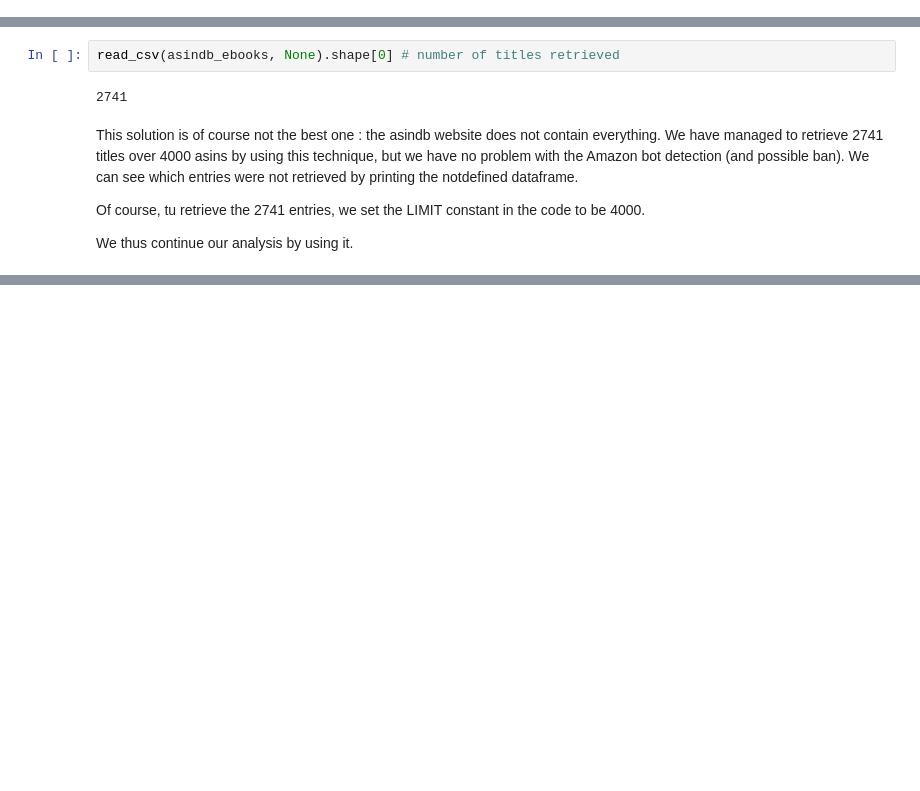
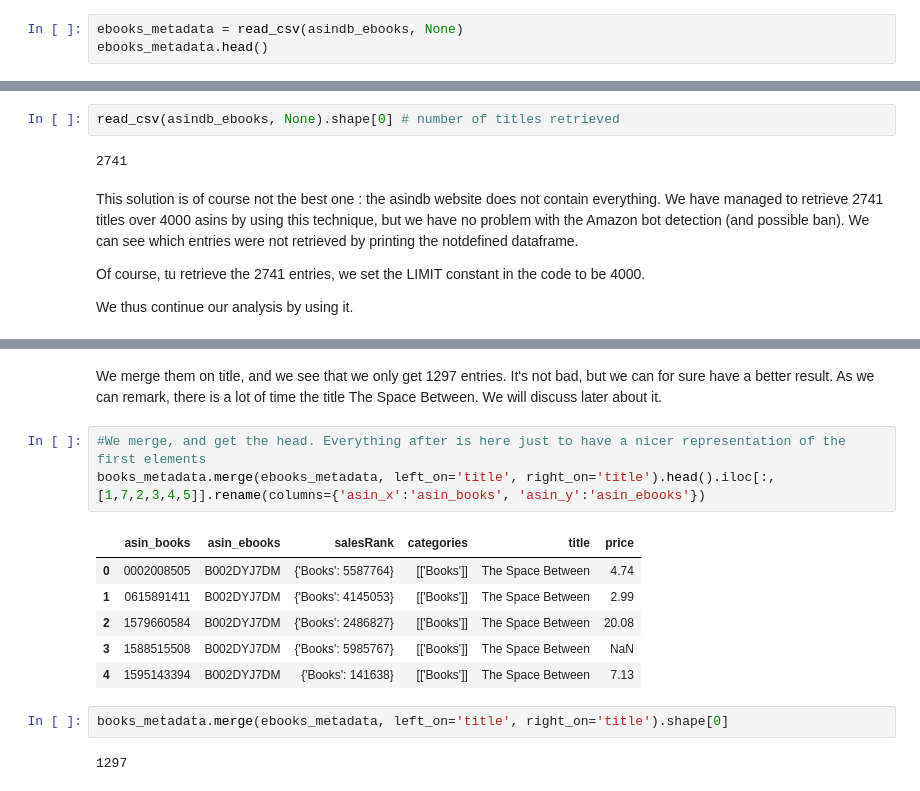
Before and after one commit to mj2905/ProjectMYP, a Jupyter notebook: project/Milestone 2.ipynb, the cells around one changed output, grey strips where cells are left out. Cells and saved outputs as stored; diff of their text form; blank space fills up the shorter version.

```diff
--- a/project/Milestone 2.ipynb
+++ b/project/Milestone 2.ipynb
@@ -336,0 +315,3 @@ read_csv(asindb_ebooks)
+# %%
+ebooks_metadata = read_csv(asindb_ebooks, None)
+ebooks_metadata.head()
@@ -346,0 +347,16 @@ We thus continue our analysis by using it.
+# %% [markdown]
+We merge them on title, and we see that we only get 1297 entries. It's not bad, but we can for sure have a better result. As we can remark, there is a lot of time the title The Space Between. We will discuss later about it.
+# %%
+#We merge, and get the head. Everything after is here just to have a nicer representation of the first elements
+books_metadata.merge(ebooks_metadata, left_on='title', right_on='title').head().iloc[:,[1,7,2,3,4,5]].rename(columns={'asin_x':'asin_books', 'asin_y':'asin_ebooks'})
+# %% [output]
+|  | asin_books | asin_ebooks | salesRank | categories | title | price |
+| 0 | 0002008505 | B002DYJ7DM | {'Books': 5587764} | [['Books']] | The Space Between | 4.74 |
+| 1 | 0615891411 | B002DYJ7DM | {'Books': 4145053} | [['Books']] | The Space Between | 2.99 |
+| 2 | 1579660584 | B002DYJ7DM | {'Books': 2486827} | [['Books']] | The Space Between | 20.08 |
+| 3 | 1588515508 | B002DYJ7DM | {'Books': 5985767} | [['Books']] | The Space Between | NaN |
+| 4 | 1595143394 | B002DYJ7DM | {'Books': 141638} | [['Books']] | The Space Between | 7.13 |
+# %%
+books_metadata.merge(ebooks_metadata, left_on='title', right_on='title').shape[0]
+# %% [output]
+1297
```
Also changed, not shown: parts of 22 cells of this notebook.
